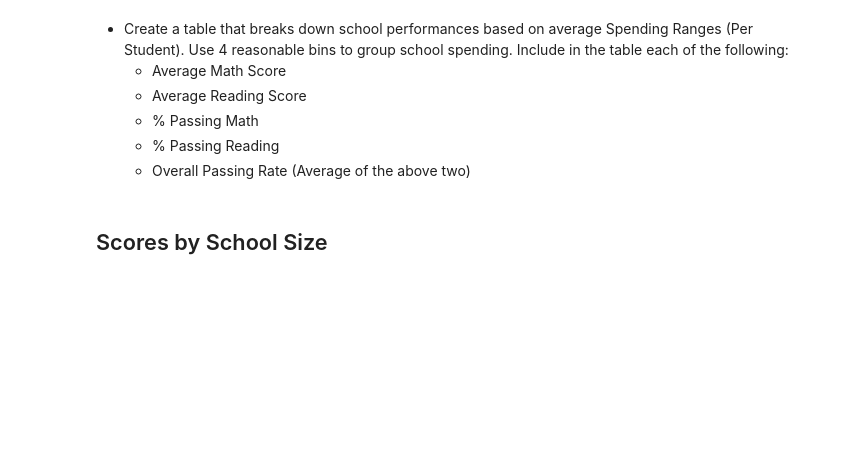
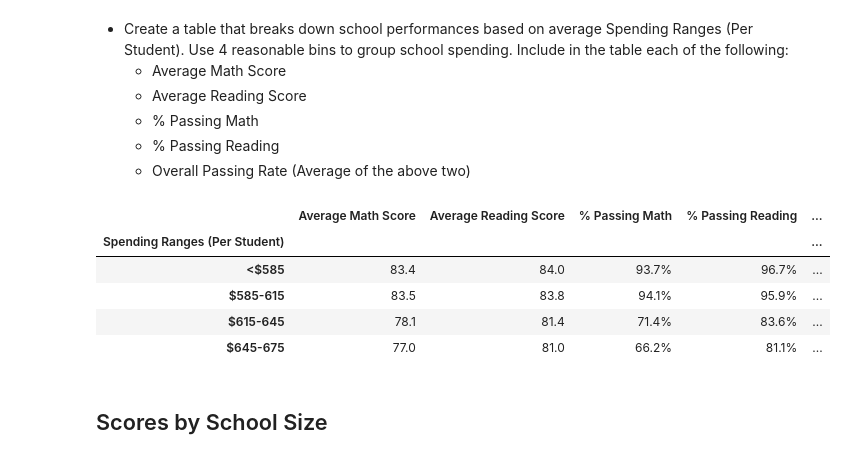
Before and after one commit to vkott123/Data-Visualization-HW, a Jupyter notebook: Pandas HW/PyCitySchools_starter.ipynb, the cells around one changed output. Drawn from its saved outputs; the diff is of its cells as text; code cells hidden in the pictures; blank space fills up the shorter version.

```diff
--- a/Pandas HW/PyCitySchools_starter.ipynb
+++ b/Pandas HW/PyCitySchools_starter.ipynb
@@ -293,7 +292,42 @@ average_reading_grade
 # %%
 # Sample bins. Feel free to create your own bins.
 spending_bins = [0, 585, 615, 645, 675]
-group_names = ["<$585", "$585-615", "$615-645", "$645-675"]
+group_name = ["<$585", "$585-615", "$615-645", "$645-675"]
+# %%
+# Create spending bins
+school_data_complete["spending_bins"] = pd.cut(school_data_complete["budget"]/school_data_complete["size"], bins = spending_bins, labels = group_name)
+
+# Group by spending
+group_by_spending = school_data_complete.groupby("spending_bins")
+
+# Calculate average math score, average reading score, % passing math, % passing reading, and overall passing rate
+average_math = group_by_spending["math_score"].mean()
+average_reading = group_by_spending["reading_score"].mean()
+passing_math = school_data_complete[school_data_complete["math_score"] >= 70].groupby("spending_bins")["Student ID"].count()/group_by_spending["Student ID"].count()
+passing_reading = school_data_complete[school_data_complete["reading_score"] >= 70].groupby("spending_bins")["Student ID"].count()/group_by_spending["Student ID"].count()
+overall = school_data_complete[(school_data_complete["reading_score"] >= 70) & (school_data_complete["math_score"] >= 70)].groupby("spending_bins")["Student ID"].count()/group_by_spending["Student ID"].count()
+
+
+# Create dataframe
+scores_by_spending = pd.DataFrame({"Average Math Score": average_math,"Average Reading Score": average_reading,"% Passing Math": passing_math,
+                                   "% Passing Reading": passing_reading,"Overall Passing Rate": overall})
+
+scores_by_spending = scores_by_spending[["Average Math Score","Average Reading Score","% Passing Math",
+                                         "% Passing Reading","Overall Passing Rate"]]
+
+scores_by_spending.index.name = "Spending Ranges (Per Student)"
+scores_by_spending = scores_by_spending.reindex(group_name)
+
+#formating
+scores_by_spending.style.format({"Average Math Score":"{:.1f}", "Average Reading Score":"{:.1f}","% Passing Math":"{:.1%}",
+                              "% Passing Reading":"{:.1%}","Overall Passing Rate":"{:.1%}"})
+# %% [output]
+|  | Average Math Score | Average Reading Score | % Passing Math | % Passing Reading | ... |
+| Spending Ranges (Per Student) |  |  |  |  | ... |
+| <$585 | 83.4 | 84.0 | 93.7% | 96.7% | ... |
+| $585-615 | 83.5 | 83.8 | 94.1% | 95.9% | ... |
+| $615-645 | 78.1 | 81.4 | 71.4% | 83.6% | ... |
+| $645-675 | 77.0 | 81.0 | 66.2% | 81.1% | ... |
 # %% [markdown]
 ## Scores by School Size
 # %% [markdown]
```
Also changed, not shown: parts of 7 cells of this notebook.
